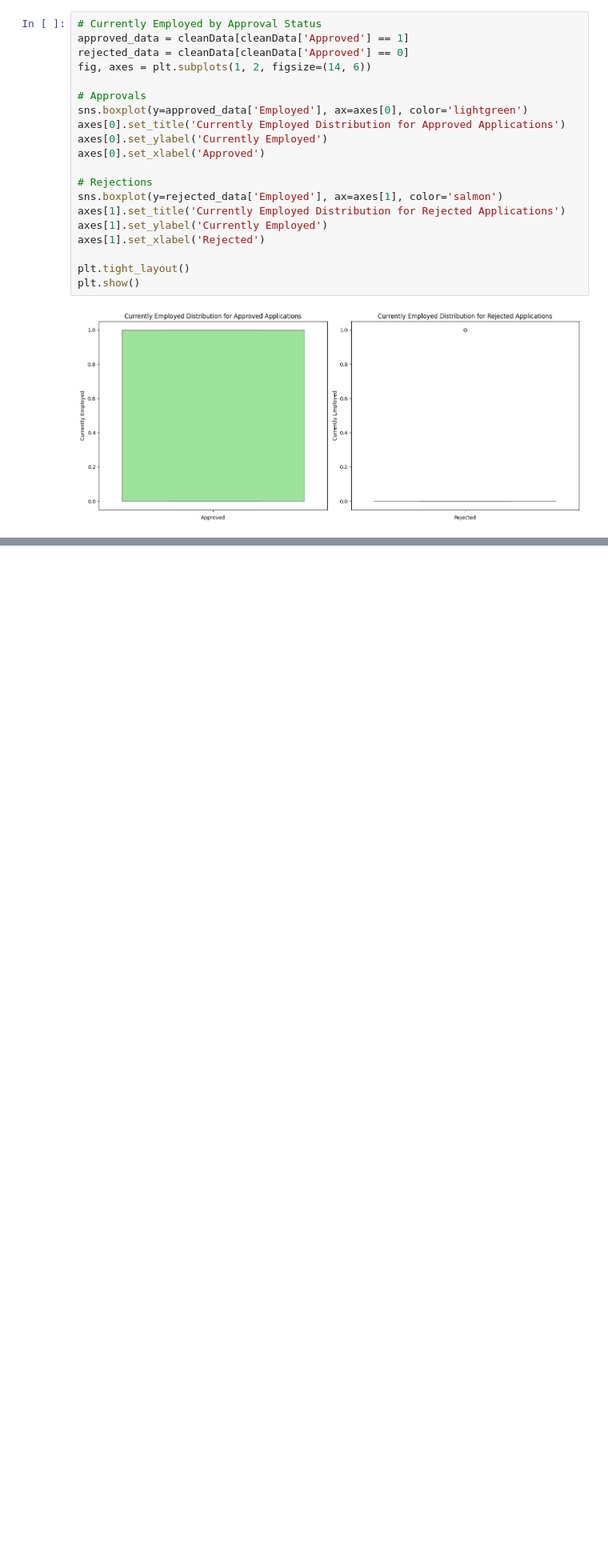
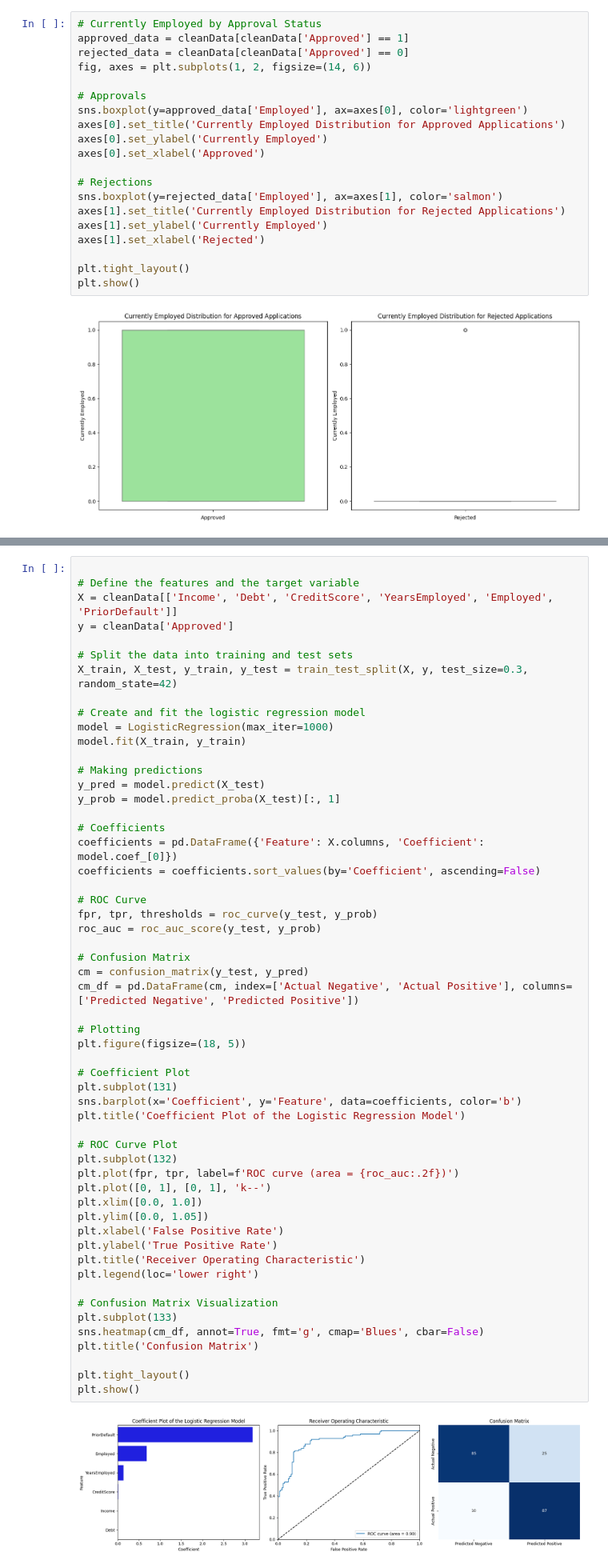
Before and after one commit to dtrejo21/stats-final-project, a Jupyter notebook: FinalProject.ipynb, the cells around one changed output, grey strips where cells are left out. Shown at 80% size. Drawn from its saved outputs; the diff is of its cells as text; blank space fills up the shorter version.

Commit message:
visualizations of regression

```diff
--- a/FinalProject.ipynb
+++ b/FinalProject.ipynb
@@ -426,0 +460,57 @@ weighted avg       0.83      0.83      0.83       138
+# %%
+
+# Define the features and the target variable
+X = cleanData[['Income', 'Debt', 'CreditScore', 'YearsEmployed', 'Employed', 'PriorDefault']]
+y = cleanData['Approved']
+
+# Split the data into training and test sets
+X_train, X_test, y_train, y_test = train_test_split(X, y, test_size=0.3, random_state=42)
+
+# Create and fit the logistic regression model
+model = LogisticRegression(max_iter=1000)
+model.fit(X_train, y_train)
+
+# Making predictions
+y_pred = model.predict(X_test)
+y_prob = model.predict_proba(X_test)[:, 1]
+
+# Coefficients
+coefficients = pd.DataFrame({'Feature': X.columns, 'Coefficient': model.coef_[0]})
+coefficients = coefficients.sort_values(by='Coefficient', ascending=False)
+
+# ROC Curve
+fpr, tpr, thresholds = roc_curve(y_test, y_prob)
+roc_auc = roc_auc_score(y_test, y_prob)
+
+# Confusion Matrix
+cm = confusion_matrix(y_test, y_pred)
+cm_df = pd.DataFrame(cm, index=['Actual Negative', 'Actual Positive'], columns=['Predicted Negative', 'Predicted Positive'])
+
+# Plotting
+plt.figure(figsize=(18, 5))
+
+# Coefficient Plot
+plt.subplot(131)
+sns.barplot(x='Coefficient', y='Feature', data=coefficients, color='b')
+plt.title('Coefficient Plot of the Logistic Regression Model')
+
+# ROC Curve Plot
+plt.subplot(132)
+plt.plot(fpr, tpr, label=f'ROC curve (area = {roc_auc:.2f})')
+plt.plot([0, 1], [0, 1], 'k--')
+plt.xlim([0.0, 1.0])
+plt.ylim([0.0, 1.05])
+plt.xlabel('False Positive Rate')
+plt.ylabel('True Positive Rate')
+plt.title('Receiver Operating Characteristic')
+plt.legend(loc='lower right')
+
+# Confusion Matrix Visualization
+plt.subplot(133)
+sns.heatmap(cm_df, annot=True, fmt='g', cmap='Blues', cbar=False)
+plt.title('Confusion Matrix')
+
+plt.tight_layout()
+plt.show()
+# %% [output]
+[figure, added]
```
Also changed, not shown: parts of 4 cells of this notebook.
